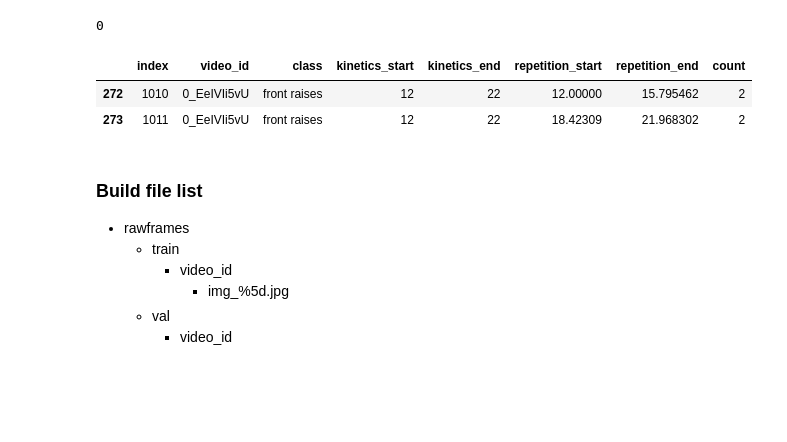
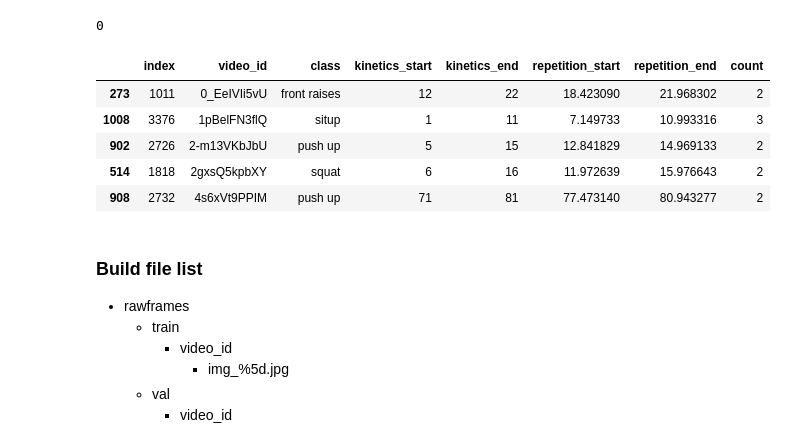
Before and after one commit to iucario/WorkoutDetector, a Jupyter notebook: WorkoutDetector/countix_data_process.ipynb, the cells around one changed output. Drawn from its saved outputs; the diff is of its cells as text; code cells hidden in the pictures; blank space fills up the shorter version.

```diff
--- a/WorkoutDetector/countix_data_process.ipynb
+++ b/WorkoutDetector/countix_data_process.ipynb
@@ -1,4 +1,7 @@
 # %%
 import pandas as pd
 import numpy as np
+from pathlib import Path
+
+base = '../datasets/Countix/'
 # %%
@@ -88,8 +91,8 @@ def cut():
 # %% [markdown]
 ## Extract frames
 # %%
-df_train = pd.read_csv('datasets/workouts_train.csv')
-df_val = pd.read_csv('datasets/workouts_val.csv')
+df_train = pd.read_csv(Path(base, 'workouts_train.csv'))
+df_val = pd.read_csv(Path(base, 'workouts_val.csv'))
 print('total', len(df_train), len(df_val))
 print('unique', df_train['video_id'].nunique(), df_val['video_id'].nunique())
 
@@ -101,12 +104,14 @@ unique 1041 349
 0
 # %%
 # view duplicates
-df_train[df_train['video_id'].duplicated()].sort_values('video_id')
-df_train[df_train['video_id'] == '0_EeIVIi5vU']
+df_train[df_train['video_id'].duplicated()].sort_values('video_id').head()
 # %% [output]
 |  | index | video_id | class | kinetics_start | kinetics_end | repetition_start | repetition_end | count |
-| 272 | 1010 | 0_EeIVIi5vU | front raises | 12 | 22 | 12.00000 | 15.795462 | 2 |
-| 273 | 1011 | 0_EeIVIi5vU | front raises | 12 | 22 | 18.42309 | 21.968302 | 2 |
+| 273 | 1011 | 0_EeIVIi5vU | front raises | 12 | 22 | 18.423090 | 21.968302 | 2 |
+| 1008 | 3376 | 1pBelFN3flQ | situp | 1 | 11 | 7.149733 | 10.993316 | 3 |
+| 902 | 2726 | 2-m13VKbJbU | push up | 5 | 15 | 12.841829 | 14.969133 | 2 |
+| 514 | 1818 | 2gxsQ5kpbXY | squat | 6 | 16 | 11.972639 | 15.976643 | 2 |
+| 908 | 2732 | 4s6xVt9PPIM | push up | 71 | 81 | 77.473140 | 80.943277 | 2 |
 # %%
 # extract frames from videos
 # images are in folder with name of video. image name format 'img_{:05d}.jpg'
```
Also changed, not shown: parts of 6 cells of this notebook, 19 other files.
